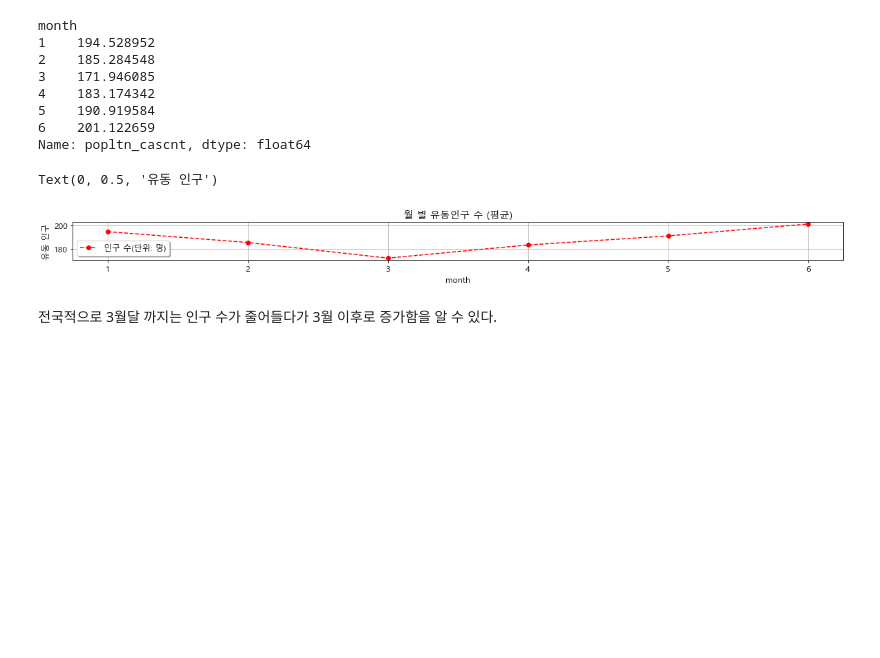
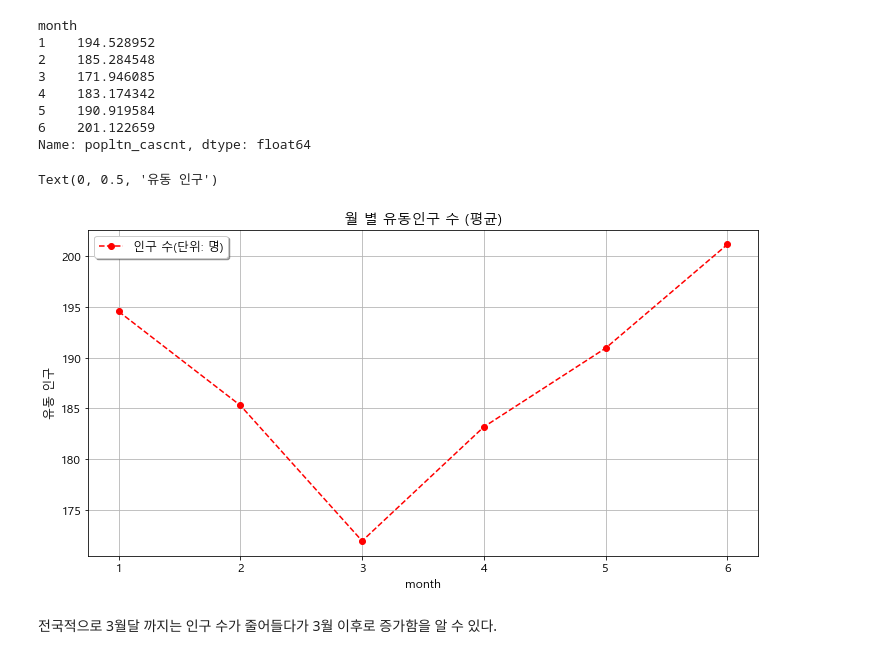
Before and after one commit to Jihwan98/2021-1, a Jupyter notebook: Data_Science/Ateam (1).ipynb, the cells around one changed output. Cells and saved outputs as stored; diff of their text form; code cells hidden in the pictures; blank space fills up the shorter version.

```diff
--- a/Data_Science/Ateam (1).ipynb
+++ b/Data_Science/Ateam (1).ipynb
@@ -2076,16 +2034,17 @@ month
 Name: popltn_cascnt, dtype: float64
 # %%
 #월 별로 유동인구 수 비교
-
+fig = plt.figure()
+fig.set_size_inches(12, 6)
 ingusu.plot(x="month", y="popltn_cascnt", c="r", linestyle="dashed", marker='o', label='인구 수(단위: 명)')
 plt.grid(True, c=".7")
 plt.title("월 별 유동인구 수 (평균)")
 plt.legend(shadow=True)
 plt.xlabel("month")
 plt.ylabel("유동 인구")
 # %% [output]
 Text(0, 0.5, '유동 인구')
-[figure, old version]
+[figure, new version]
 # %% [markdown]
 전국적으로 3월달 까지는 인구 수가 줄어들다가 3월 이후로 증가함을 알 수 있다.
 # %% [markdown]
```
Also changed, not shown: parts of 8 cells of this notebook.
